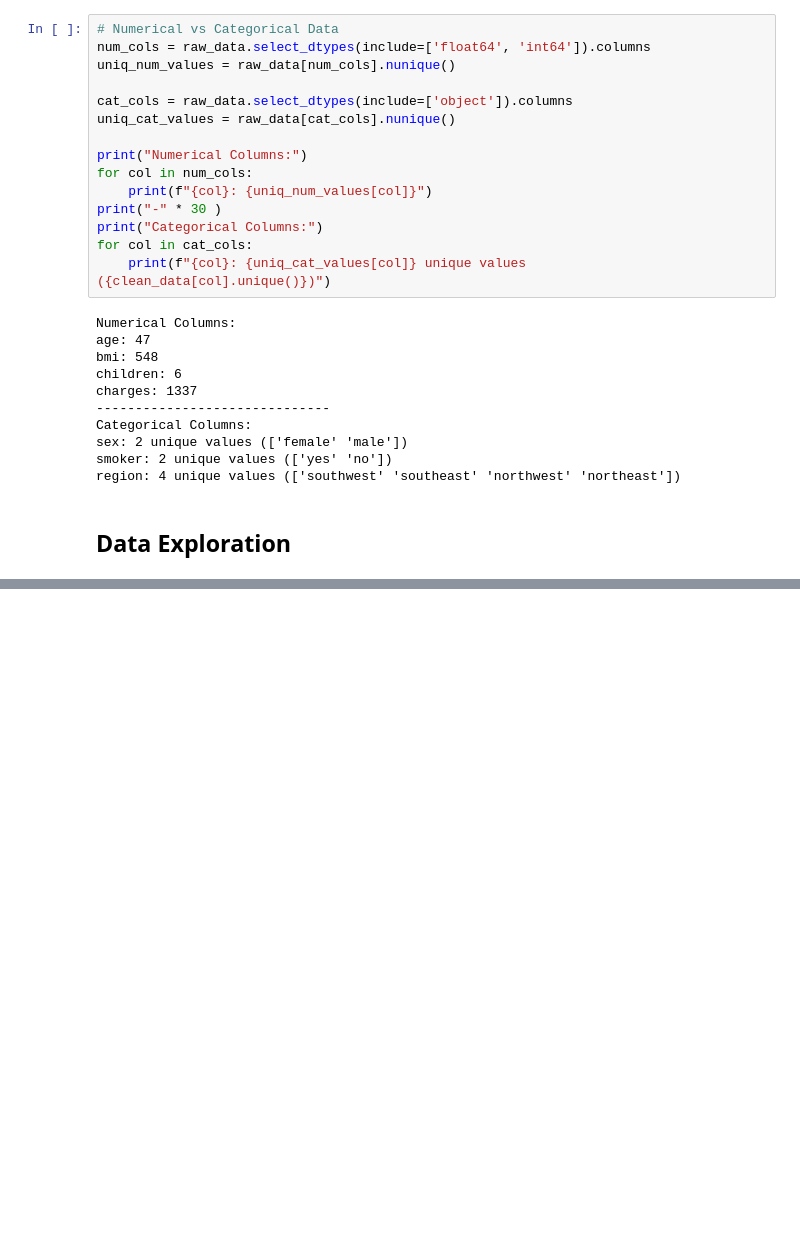
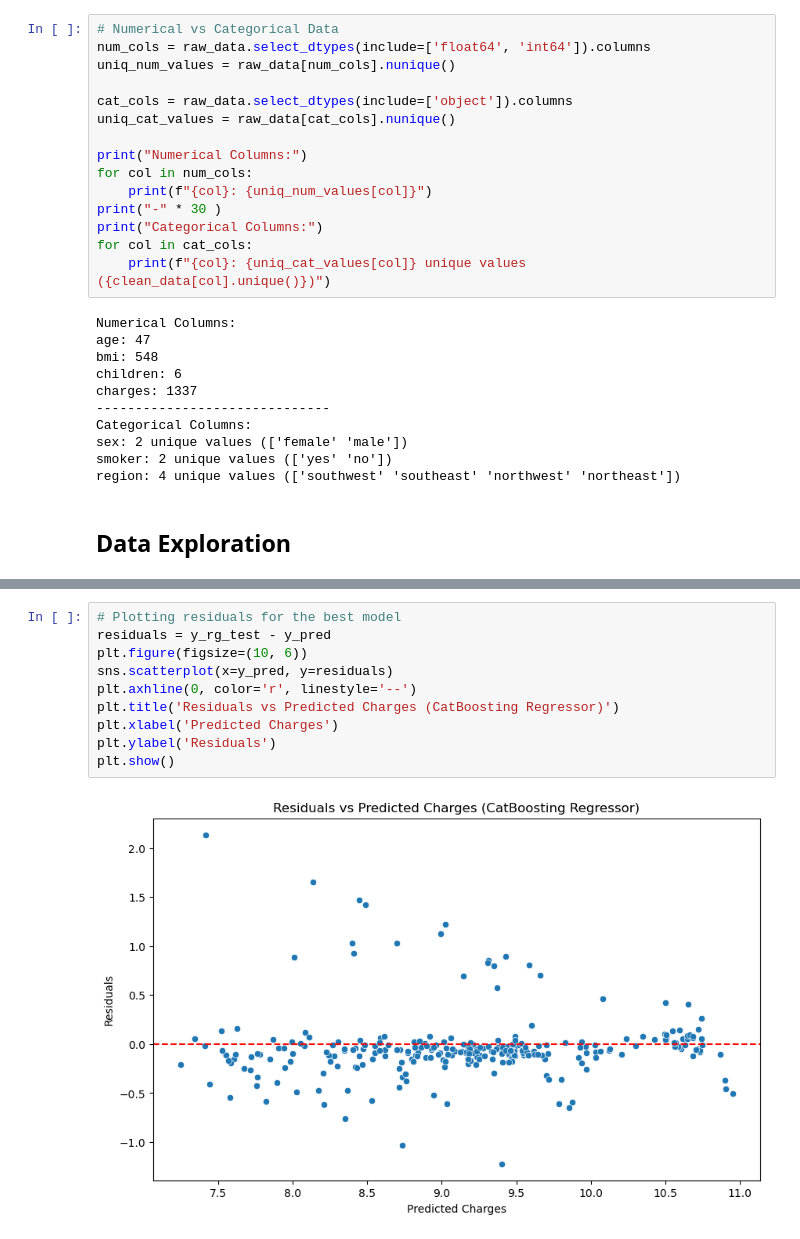
Before and after one commit to celinele5/Analytics-Portfolio, a Jupyter notebook: Medical Cost Project/main.ipynb, the cells around one changed output, grey strips where cells are left out. Saved outputs shown, nothing was run; the diff lists cells and outputs as text; blank space fills up the shorter version.

```diff
--- a/Medical Cost Project/main.ipynb
+++ b/Medical Cost Project/main.ipynb
@@ -119,0 +475,12 @@ plt.show()
+# %%
+# Plotting residuals for the best model
+residuals = y_rg_test - y_pred
+plt.figure(figsize=(10, 6))
+sns.scatterplot(x=y_pred, y=residuals)
+plt.axhline(0, color='r', linestyle='--')
+plt.title('Residuals vs Predicted Charges (CatBoosting Regressor)')
+plt.xlabel('Predicted Charges')
+plt.ylabel('Residuals')
+plt.show()
+# %% [output]
+[figure, added]
```
Also changed, not shown: parts of 24 cells of this notebook, 4 other files.
